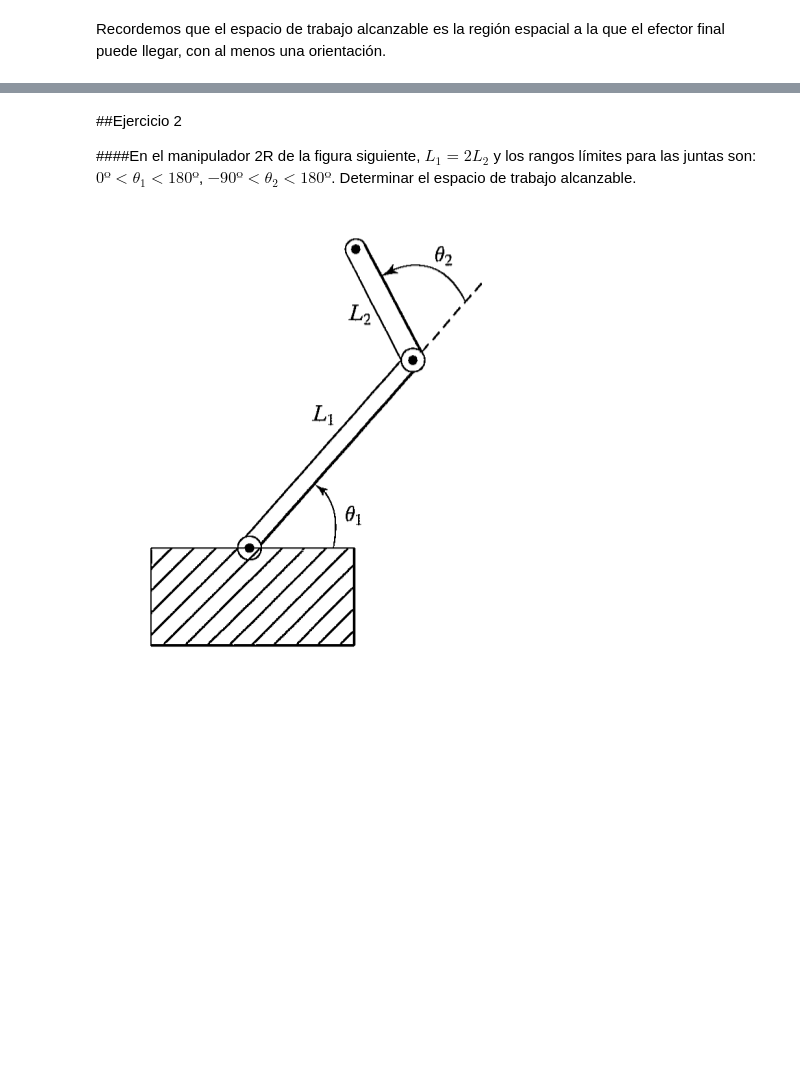
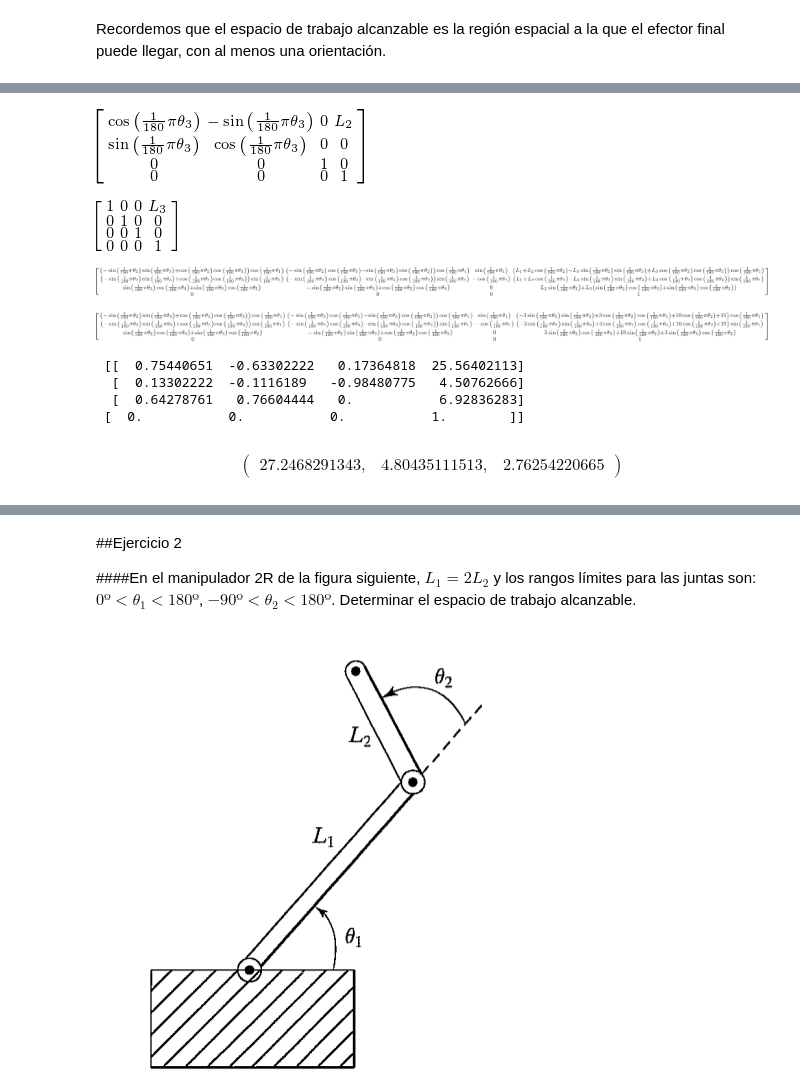
Before and after one commit to elsuizo/Control_de_robots_py, a Jupyter notebook: tp3.ipynb, the cells around one changed output, grey strips where cells are left out. Cells and saved outputs as stored; diff of their text form; code cells hidden in the pictures; blank space fills up the shorter version.

```diff
--- a/tp3.ipynb
+++ b/tp3.ipynb
@@ -69,0 +97,21 @@ plt.show()
+# %%
+T_2_3 = T.subs([(alpha,0),(a,L_2),(d,0),(theta,theta_3)])
+T_2_3
+# %% [output]
+[figure, added]
+# %%
+T_w = Matrix([[1,0,0,L_3],[0,1,0,0],[0,0,1,0],[0,0,0,1]])
+T_w
+# %% [output]
+[figure, added]
+# %%
+T_B_W = T_0_1 * T_1_2 * T_2_3 * T_w
+T_B_W.simplify()
+T_B_W
+# %% [output]
+[figure, added]
+# %%
+T_real = T_B_W.subs([(L_1,15),(L_2,10),(L_3,3)])
+T_real
+# %% [output]
+[figure, added]
@@ -69,0 +120,7 @@ plt.show()
+# %%
+func(10,30,10)
+# %% [output]
+ [[  0.75440651  -0.63302222   0.17364818  25.56402113]
+  [  0.13302222  -0.1116189   -0.98480775   4.50762666]
+  [  0.64278761   0.76604444   0.           6.92836283]
+ [  0.           0.           0.           1.        ]]
@@ -69,0 +140,5 @@ plt.show()
+# %%
+L=get_position(10,10,10)
+L
+# %% [output]
+$$\begin{pmatrix}27.2468291343, & 4.80435111513, & 2.76254220665\end{pmatrix}$$
```
Also changed, not shown: parts of 15 cells of this notebook.
